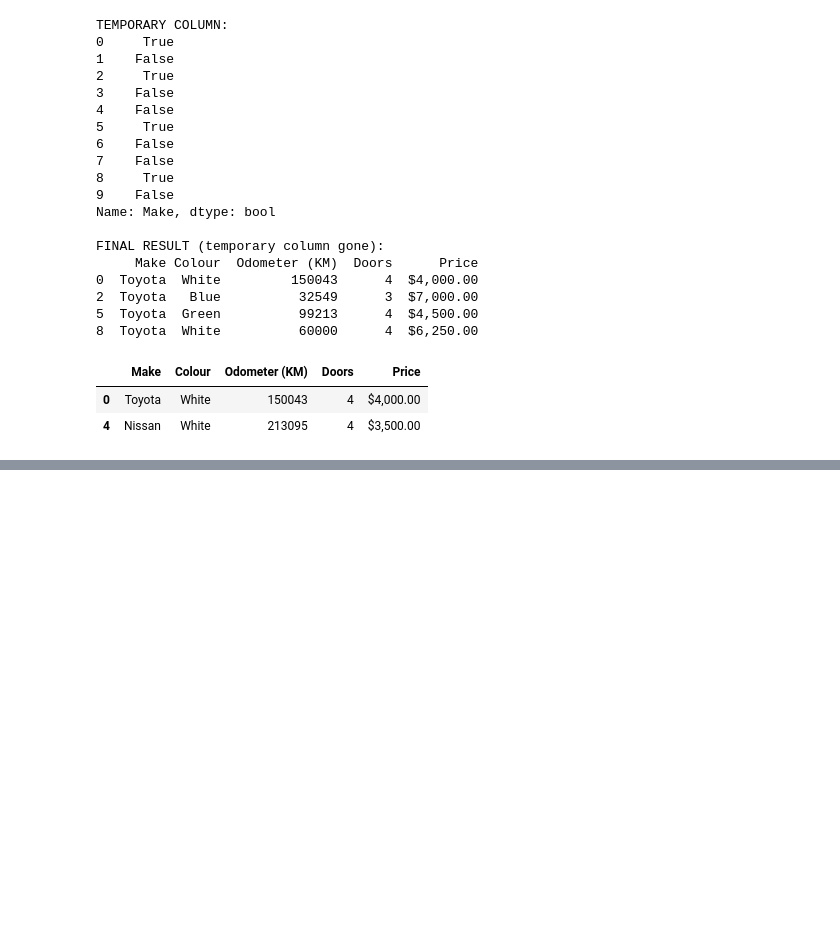
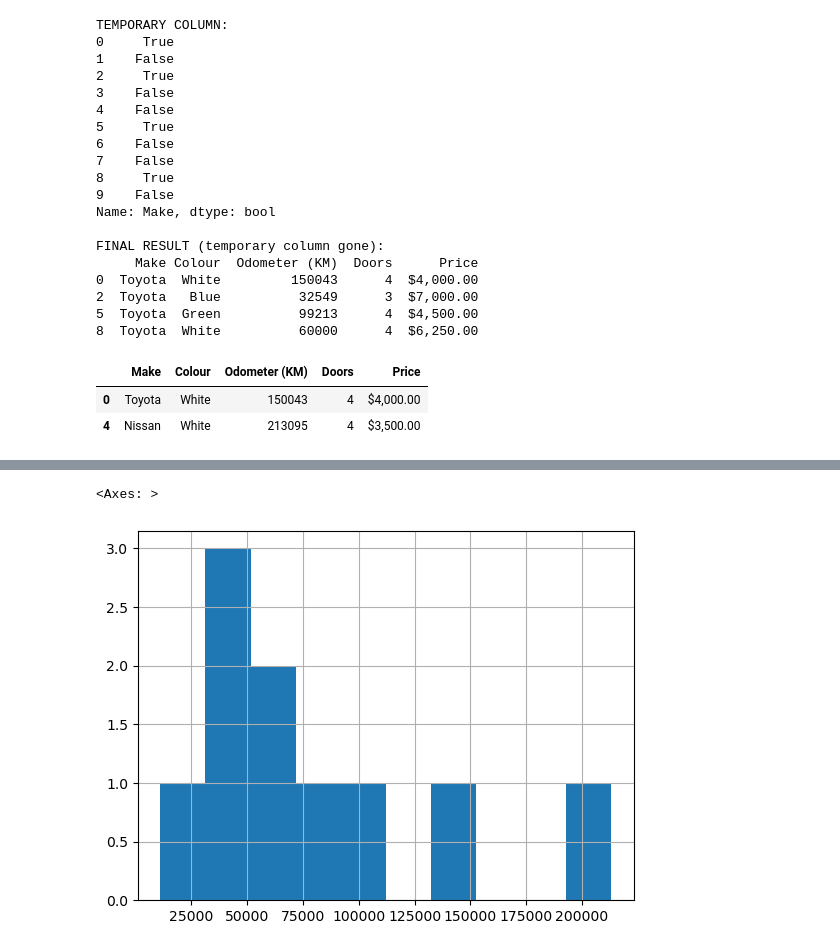
Before and after one commit to Eakempreet/Learning-ML, a Jupyter notebook: Learning Pandas/pandas_basic.ipynb, the cells around one changed output, grey strips where cells are left out. Cells and saved outputs as stored; diff of their text form; code cells hidden in the pictures; blank space fills up the shorter version.

```diff
--- a/Learning Pandas/pandas_basic.ipynb
+++ b/Learning Pandas/pandas_basic.ipynb
@@ -582,0 +706,13 @@ car_sales[car_sales["Odometer (KM)"] > 100000]
+# %%
+car_sales["Odometer (KM)"].hist()
+
+# It draws a histogram of the Odometer (KM) column.
+# X‑axis = mileage ranges (bins)
+# Y‑axis = number of cars in each range
+
+# A histogram shows the distribution
+# of values — how many cars fall into
+# different mileage ranges.
+# %% [output]
+<Axes: >
+[figure, added]
```
Also changed, not shown: parts of 19 cells of this notebook, 1 other file.
